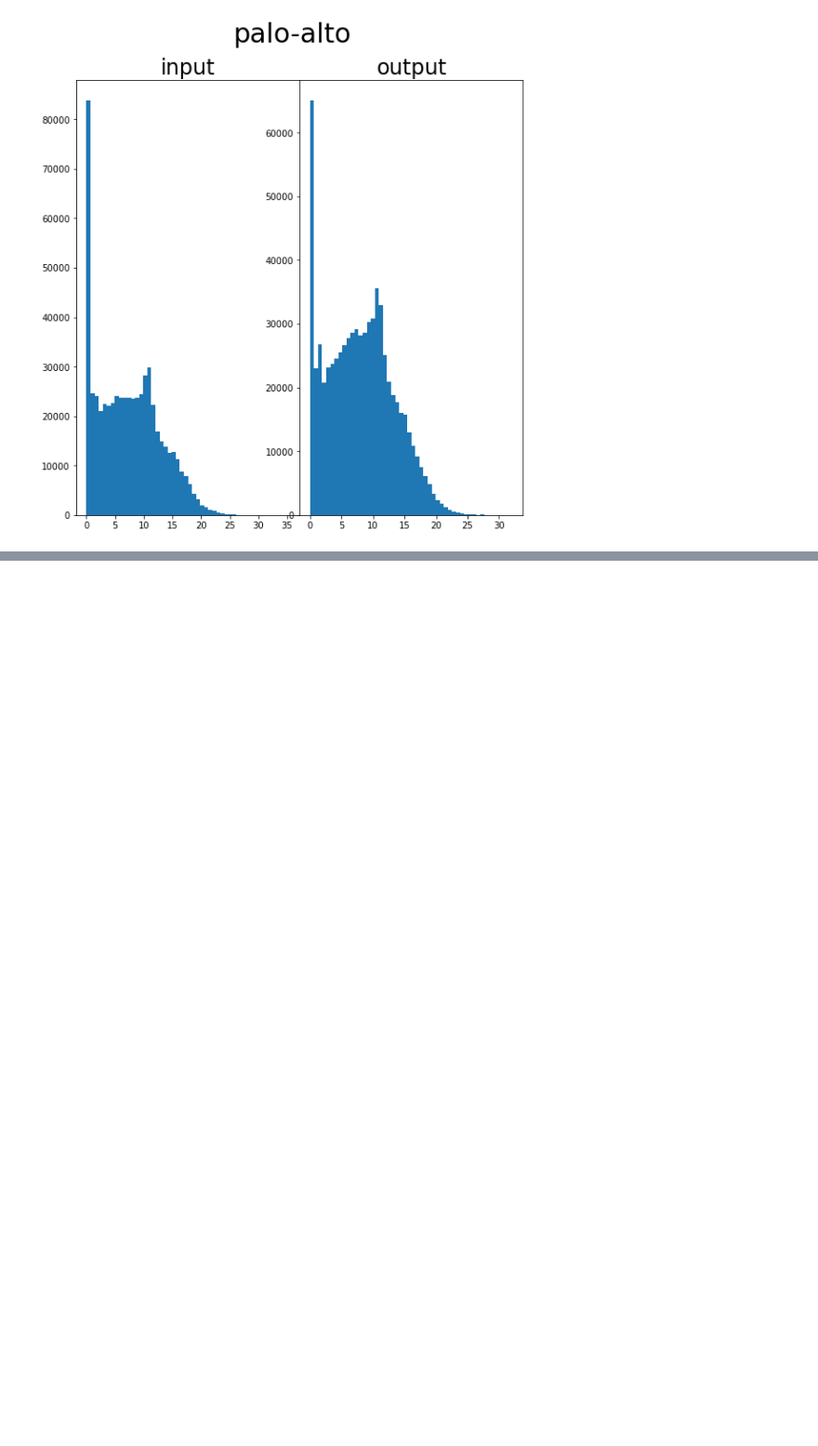
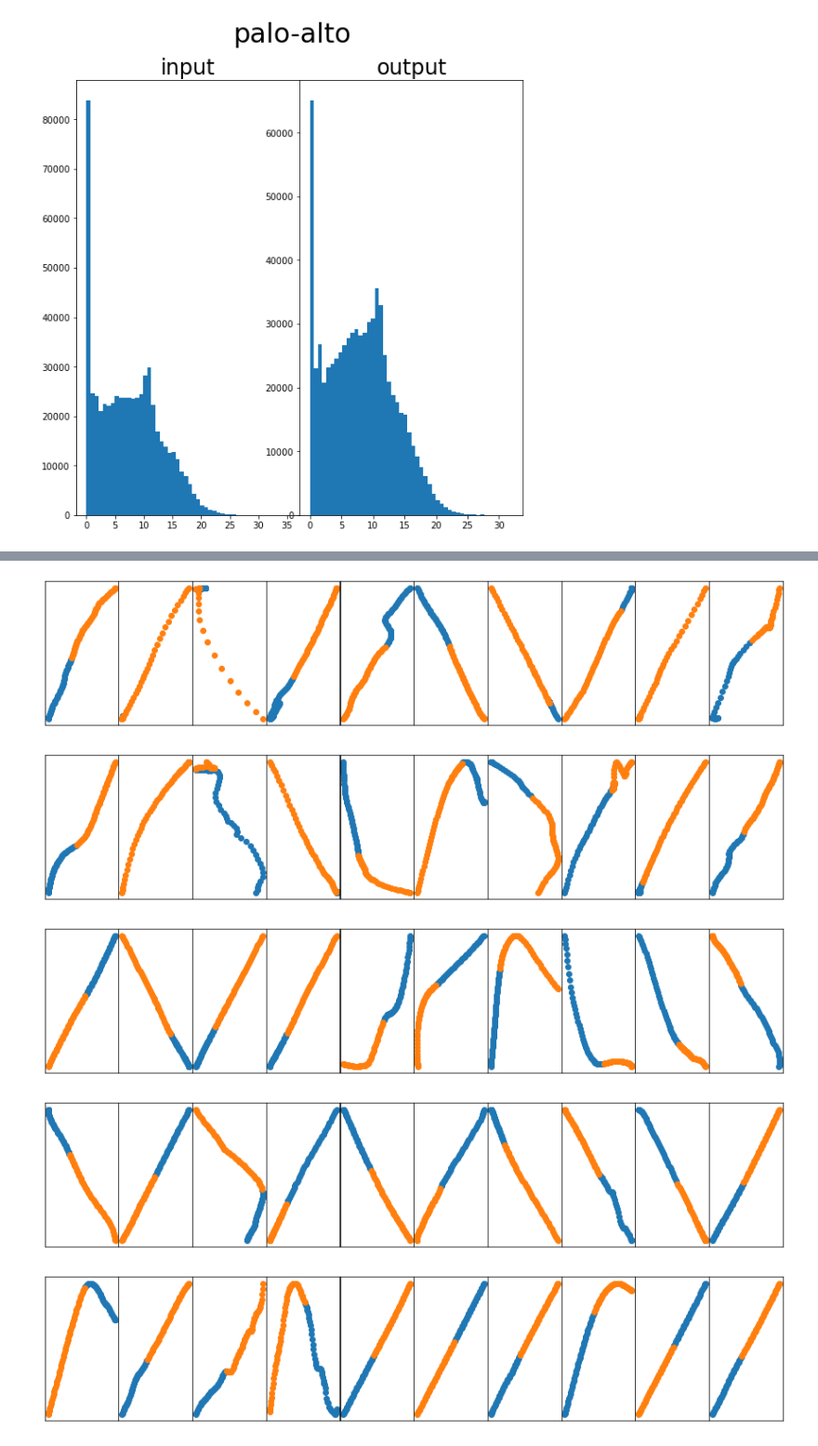
Before and after one commit to brandonho667/151B-WinningProject, a Jupyter notebook: data_analysis.ipynb, the cells around one changed output, grey strips where cells are left out. Shown at 93% size. Drawn from its saved outputs; the diff is of its cells as text; code cells hidden in the pictures; blank space fills up the shorter version.

```diff
--- a/data_analysis.ipynb
+++ b/data_analysis.ipynb
@@ -56,6 +57,7 @@ def get_city_trajectories(city="palo-alto", split="train", normalized=False):
             f_out = ROOT_PATH + "train" + "/" + city + "_outputs"
             outputs = pickle.load(open(f_out, "rb"))
             outputs = np.asarray(outputs)
+
 
         if split == "train":
             inputs = inputs[:inputs.shape[0]*4//5]
@@ -113,6 +115,23 @@ def transform(data):
     inp -= data[0][0]
     out -= data[0][0]
     return (inp, out)
+
+def show_sample_batch(sample_batch):
+    """visualize the trajectory for a batch of samples"""
+    inp, out = sample_batch
+    batch_sz = inp.size(0)
+    agent_sz = inp.size(1)
+
+    fig, axs = plt.subplots(1,batch_sz, figsize=(15, 3), facecolor='w', edgecolor='k')
+    fig.subplots_adjust(hspace = .5, wspace=.001)
+    axs = axs.ravel()
+    for i in range(batch_sz):
+        axs[i].xaxis.set_ticks([])
+        axs[i].yaxis.set_ticks([])
+
+        # first two feature dimensions are (x,y) positions
+        axs[i].scatter(inp[i,:,0], inp[i,:,1])
+        axs[i].scatter(out[i,:,0], out[i,:,1])
 # %% [markdown]
 # Data Analysis
 # %%
@@ -327,0 +438,41 @@ for i, name in enumerate(cities):
+# %%
+train_dataset = ArgoverseDataset(city = "all", split = "train")
+train_loader = DataLoader(train_dataset, batch_size=1, shuffle=True)
+threshs = [0, 15, 40, 80, 150, 300]
+counts = torch.zeros(len(threshs)-1, dtype=int)
+total_x = torch.zeros((len(threshs)-1, 10, 50, 2))
+total_y = torch.zeros((len(threshs)-1, 10, 60, 2))
+while (counts < 10).any():
+    x, y = next(iter(train_loader))
+    x_l = torch.sum(torch.linalg.norm(x[:, 1:] - x[:, :-1], dim=2)[0])
+    y_l = torch.sum(torch.linalg.norm(y[:, 1:] - y[:, :-1], dim=2)[0])
+    mid_l = torch.linalg.norm(y[:, 0] - x[:, -1], dim=1)[0]
+    p_len = x_l + y_l + mid_l
+    idx = 0
+    while idx < len(threshs)-1 and p_len > threshs[idx+1]:
+        idx += 1
+    if counts[idx] < 10:
+        total_x[idx, counts[idx]:counts[idx]+1] += x
+        total_y[idx, counts[idx]:counts[idx]+1] += y
+        counts[idx] += 1
+# for i, (low, high) in enumerate(zip(threshs[:-1], threshs[1:])):
+#     count = 0
+#     while count < 10:
+#         x, y = next(iter(train_loader))
+#         x_l = torch.sum(torch.linalg.norm(x[:, 1:] - x[:, :-1], dim=2)[0])
+#         y_l = torch.sum(torch.linalg.norm(y[:, 1:] - y[:, :-1], dim=2)[0])
+#         mid_l = torch.linalg.norm(y[:, 0] - x[:, -1], dim=1)[0]
+#         p_len = x_l + y_l + mid_l
+#         if p_len >= low and p_len < high:
+#             total_x[i, count:count+1] += x
+#             total_y[i, count:count+1] += y
+#             count += 1
+for i in range(total_x.size(0)):
+    show_sample_batch((total_x[i], total_y[i]))
+plt.show()
+# %% [output]
+[figure, added]
+[figure, added]
+[figure, added]
+[figure, added]
+[figure, added]
```
Also changed, not shown: parts of 6 cells of this notebook, 1 other file.
